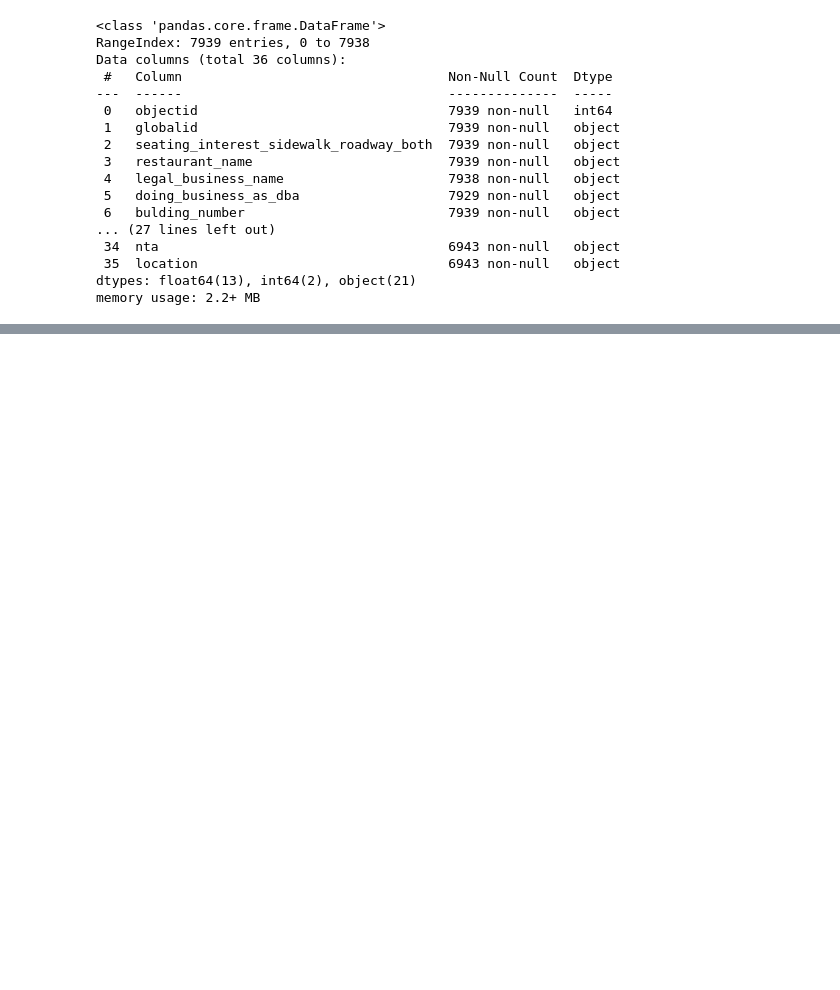
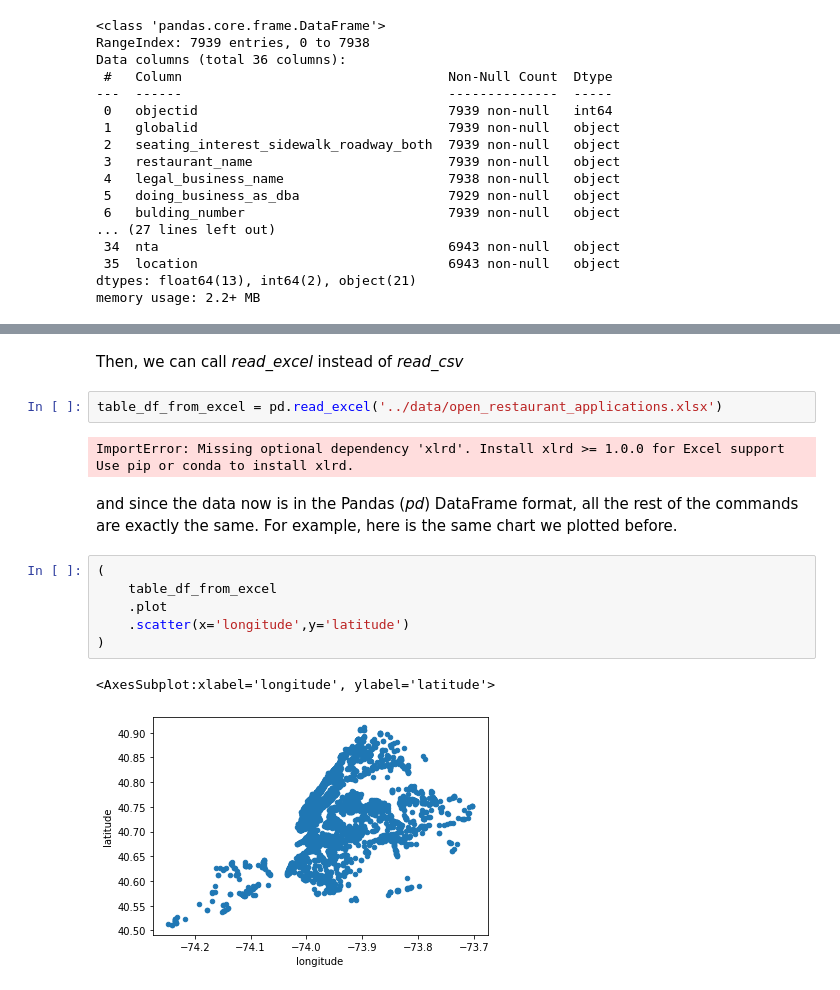
Before and after one commit to luisdomin5/from-excel-to-pandas, a Jupyter notebook: _build/jupyter_execute/notebooks/01 - loading files.ipynb, the cells around one changed output, grey strips where cells are left out. Drawn from its saved outputs; the diff is of its cells as text; blank space fills up the shorter version.

```diff
--- a/_build/jupyter_execute/notebooks/01 - loading files.ipynb
+++ b/_build/jupyter_execute/notebooks/01 - loading files.ipynb
@@ -67,0 +106,17 @@ table_df.plot.scatter(x='longitude',y='latitude')
+# %% [markdown]
+Then, we can call _read_excel_ instead of _read_csv_
+# %%
+table_df_from_excel = pd.read_excel('../data/open_restaurant_applications.xlsx')
+# %% [output]
+ImportError: Missing optional dependency 'xlrd'. Install xlrd >= 1.0.0 for Excel support Use pip or conda to install xlrd.
+# %% [markdown]
+and since the data now is in the Pandas (_pd_) DataFrame format, all the rest of the commands are exactly the same. For example, here is the same chart we plotted before.
+# %%
+(
+    table_df_from_excel
+    .plot
+    .scatter(x='longitude',y='latitude')
+)
+# %% [output]
+<AxesSubplot:xlabel='longitude', ylabel='latitude'>
+[figure, added]
```
Also changed, not shown: parts of 15 cells of this notebook, 55 other files.
